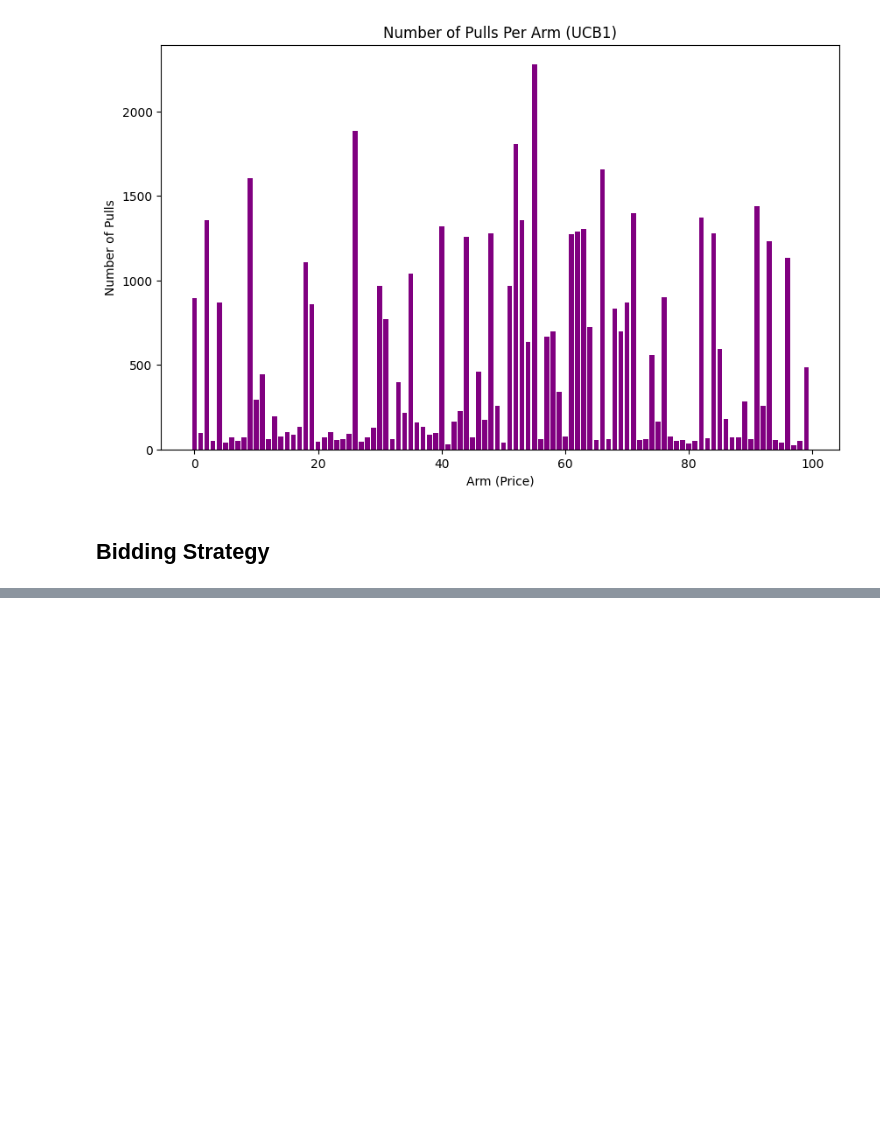
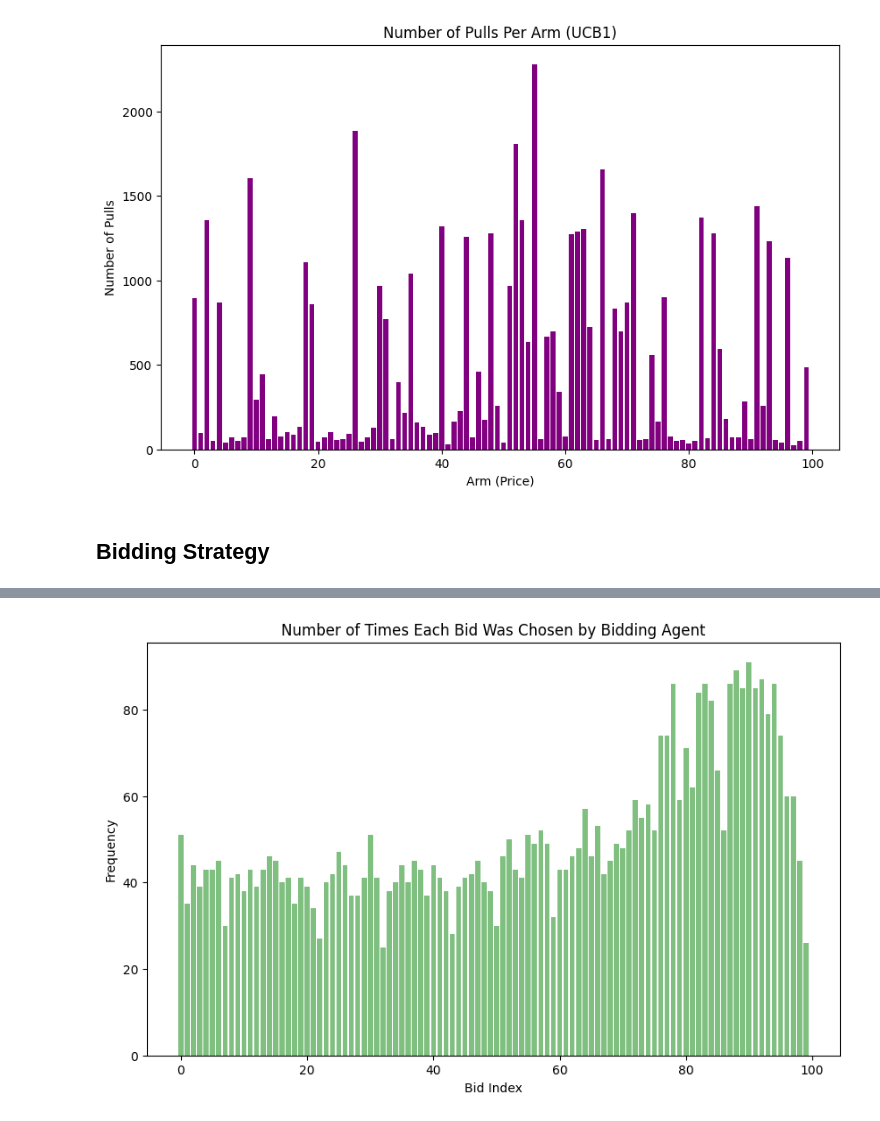
Before and after one commit to claudioarione/OnlineLearningApplications, a Jupyter notebook: requirement_2.ipynb, the cells around one changed output, grey strips where cells are left out. Cells and saved outputs as stored; diff of their text form; code cells hidden in the pictures; blank space fills up the shorter version.

```diff
--- a/requirement_2.ipynb
+++ b/requirement_2.ipynb
@@ -642,0 +644,10 @@ plt.show()
+# %%
+# Plot frequency of bids chosen
+plt.figure(figsize=(10, 6))
+plt.bar(np.arange(NUM_BIDS), bid_frequencies, color="green", alpha=0.5)
+plt.title("Number of Times Each Bid Was Chosen by Bidding Agent")
+plt.xlabel("Bid Index")
+plt.ylabel("Frequency")
+plt.show()
+# %% [output]
+[figure, added]
```
Also changed, not shown: parts of 13 cells of this notebook, 1 other file.
